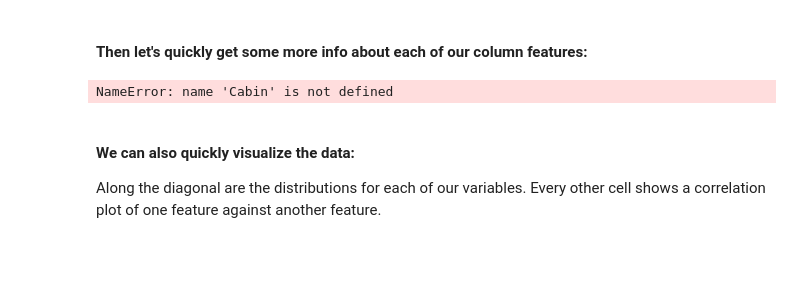
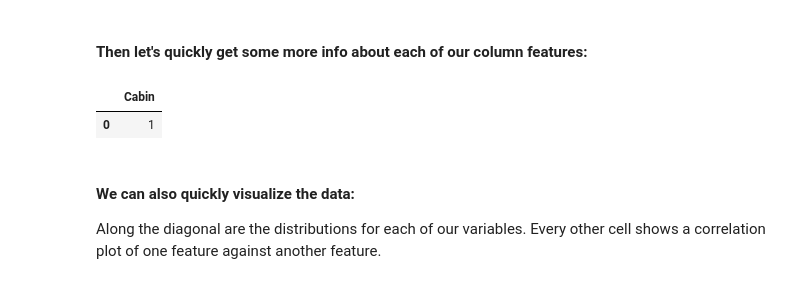
Before and after one commit to hennyblythe/ds-eda-interpolation-london-ds-100218, a Jupyter notebook: index.ipynb, the cells around one changed output. Cells and saved outputs as stored; diff of their text form; code cells hidden in the pictures; blank space fills up the shorter version.

```diff
--- a/index.ipynb
+++ b/index.ipynb
@@ -22,9 +22,10 @@ df.head()
 # %% [markdown]
 #### Then let's quickly get some more info about each of our column features:
 # %%
-pd.get_dummies(Cabin'')
+pd.get_dummies('Cabin')
 # %% [output]
-NameError: name 'Cabin' is not defined
+|  | Cabin |
+| 0 | 1 |
 # %% [markdown]
 #### We can also quickly visualize the data:
 Along the diagonal are the distributions for each of our variables. Every other cell shows a correlation plot of one feature against another feature.
```
